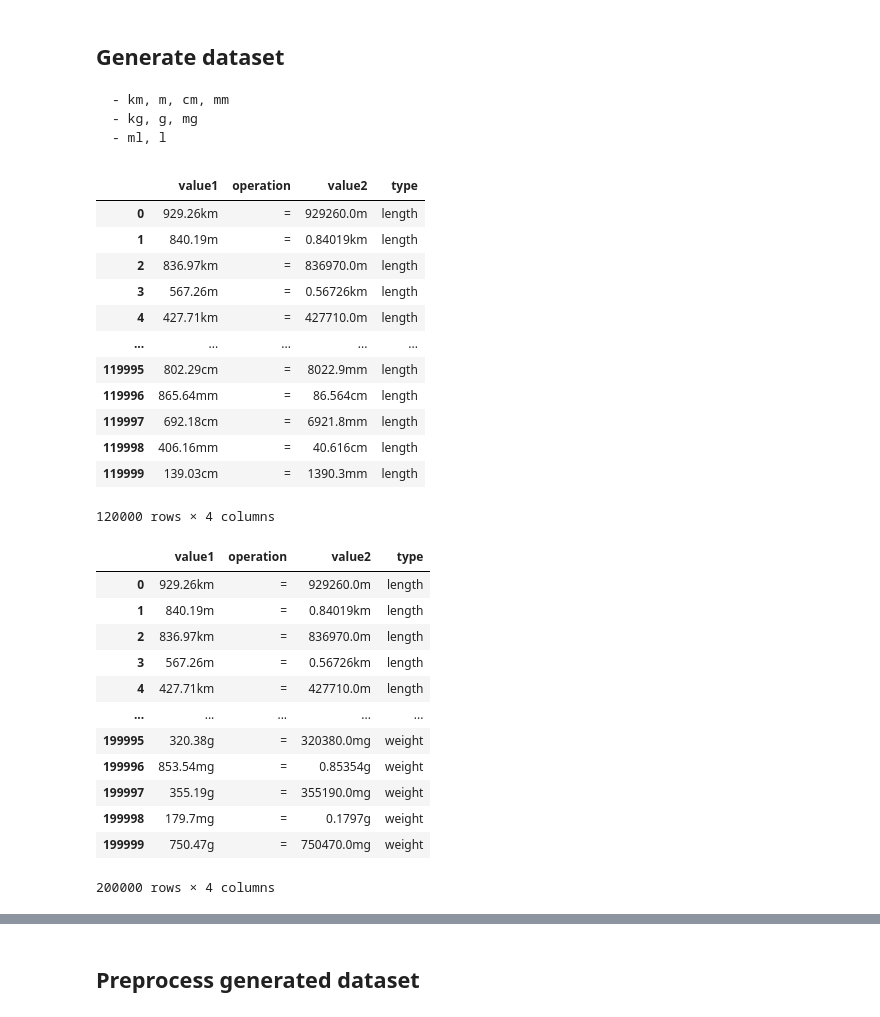
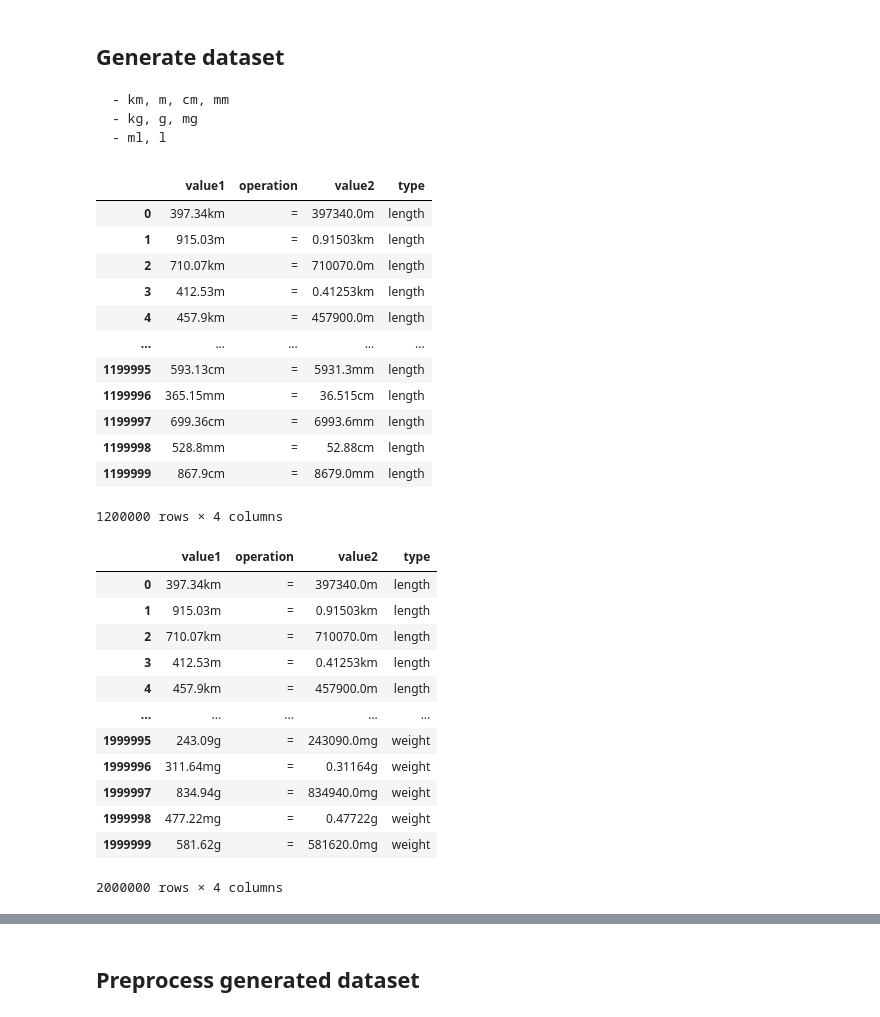
Before and after one commit to sucpark/NumericalNet, a Jupyter notebook: notebooks/generate_numeric_dataset.ipynb, the cells around one changed output, grey strips where cells are left out. Saved outputs shown, nothing was run; the diff lists cells and outputs as text; code cells hidden in the pictures.

```diff
--- a/notebooks/generate_numeric_dataset.ipynb
+++ b/notebooks/generate_numeric_dataset.ipynb
@@ -30,7 +30,7 @@ unit_conversions = {
     "ml": 0.001
 }
 # %%
-size = 10000
+size = 100000
 gen_size = size*5
 
 # Generate m data (float)
@@ -70,45 +70,45 @@ value_to_multiple_by_unit = {
 }
 
 precision_mapping = {
     "km2m": -3,
     "m2km": 3,
     "m2cm": -2,
     "cm2m": 2,
     "cm2mm": -1,
     "mm2cm": 1,
 }
 
 
 for unit1, unit2 in pair_combinations:
     temp_data = []
     for idx in range(size):
         digit1 = np.round(generated_data[unit1][idx], max_precision)
         digit2 = np.round(generated_data[unit2][idx], max_precision)
 
         converted_digit1 = np.round(digit1 * value_to_multiple_by_unit[f"{unit1}2{unit2}"], max_precision + precision_mapping[f"{unit1}2{unit2}"])
         converted_digit2 = np.round(digit2 * value_to_multiple_by_unit[f"{unit2}2{unit1}"], max_precision + precision_mapping[f"{unit2}2{unit1}"])
 
         temp_data.append({"value1": f"{digit1}{unit1}", "operation": "=", "value2": f"{converted_digit1}{unit2}", "type": "length"})
         temp_data.append({"value1": f"{digit2}{unit2}", "operation": "=", "value2": f"{converted_digit2}{unit1}", "type": "length"})
     temp_df = pd.DataFrame(temp_data)
     data = pd.concat([data, temp_df], ignore_index=True)
 
 data.reset_index(drop=True, inplace=True)
 data
 # %% [output]
 |  | value1 | operation | value2 | type |
-| 0 | 929.26km | = | 929260.0m | length |
-| 1 | 840.19m | = | 0.84019km | length |
-| 2 | 836.97km | = | 836970.0m | length |
-| 3 | 567.26m | = | 0.56726km | length |
-| 4 | 427.71km | = | 427710.0m | length |
+| 0 | 397.34km | = | 397340.0m | length |
+| 1 | 915.03m | = | 0.91503km | length |
+| 2 | 710.07km | = | 710070.0m | length |
+| 3 | 412.53m | = | 0.41253km | length |
+| 4 | 457.9km | = | 457900.0m | length |
 | ... | ... | ... | ... | ... |
-| 119995 | 802.29cm | = | 8022.9mm | length |
-| 119996 | 865.64mm | = | 86.564cm | length |
-| 119997 | 692.18cm | = | 6921.8mm | length |
-| 119998 | 406.16mm | = | 40.616cm | length |
-| 119999 | 139.03cm | = | 1390.3mm | length |
+| 1199995 | 593.13cm | = | 5931.3mm | length |
+| 1199996 | 365.15mm | = | 36.515cm | length |
+| 1199997 | 699.36cm | = | 6993.6mm | length |
+| 1199998 | 528.8mm | = | 52.88cm | length |
+| 1199999 | 867.9cm | = | 8679.0mm | length |
-120000 rows × 4 columns
+1200000 rows × 4 columns
 # %%
 # # Get the half of the data
 
@@ -116,7 +116,7 @@ data
 # data.reset_index(drop=True, inplace=True)
 # data
 # %%
-size = 10000
+size = 100000
 gen_size = size*5
 
 g_data = np.round(np.random.uniform(0.01, 999, gen_size), max_precision)
@@ -171,16 +171,16 @@ data.reset_index(drop=True, inplace=True)
 data
 # %% [output]
 |  | value1 | operation | value2 | type |
-| 0 | 929.26km | = | 929260.0m | length |
-| 1 | 840.19m | = | 0.84019km | length |
-| 2 | 836.97km | = | 836970.0m | length |
-| 3 | 567.26m | = | 0.56726km | length |
-| 4 | 427.71km | = | 427710.0m | length |
+| 0 | 397.34km | = | 397340.0m | length |
+| 1 | 915.03m | = | 0.91503km | length |
+| 2 | 710.07km | = | 710070.0m | length |
+| 3 | 412.53m | = | 0.41253km | length |
+| 4 | 457.9km | = | 457900.0m | length |
 | ... | ... | ... | ... | ... |
-| 199995 | 320.38g | = | 320380.0mg | weight |
-| 199996 | 853.54mg | = | 0.85354g | weight |
-| 199997 | 355.19g | = | 355190.0mg | weight |
-| 199998 | 179.7mg | = | 0.1797g | weight |
-| 199999 | 750.47g | = | 750470.0mg | weight |
+| 1999995 | 243.09g | = | 243090.0mg | weight |
+| 1999996 | 311.64mg | = | 0.31164g | weight |
+| 1999997 | 834.94g | = | 834940.0mg | weight |
+| 1999998 | 477.22mg | = | 0.47722g | weight |
+| 1999999 | 581.62g | = | 581620.0mg | weight |
-200000 rows × 4 columns
+2000000 rows × 4 columns
 # %%
```
Also changed, not shown: parts of 12 cells of this notebook, 1 other file.
